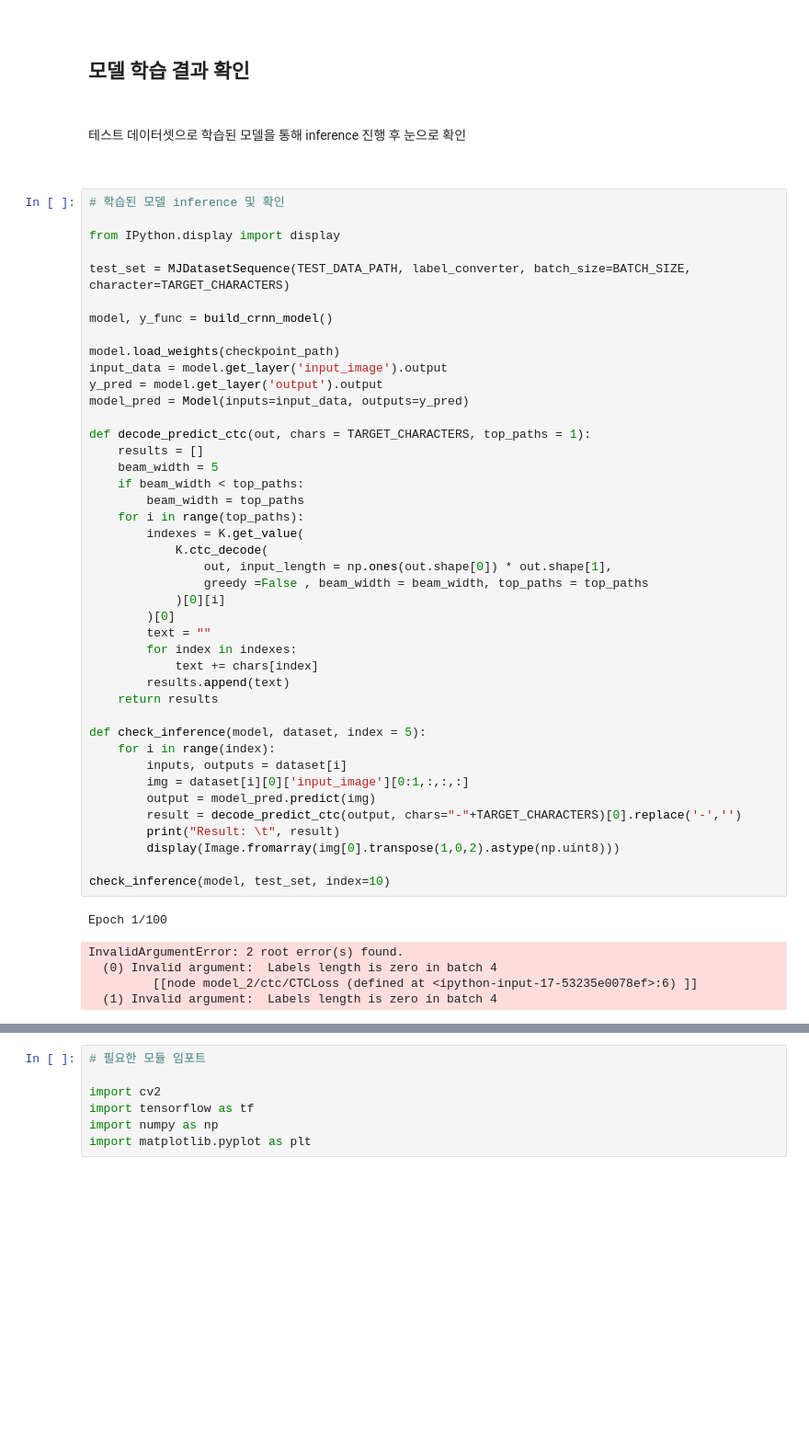
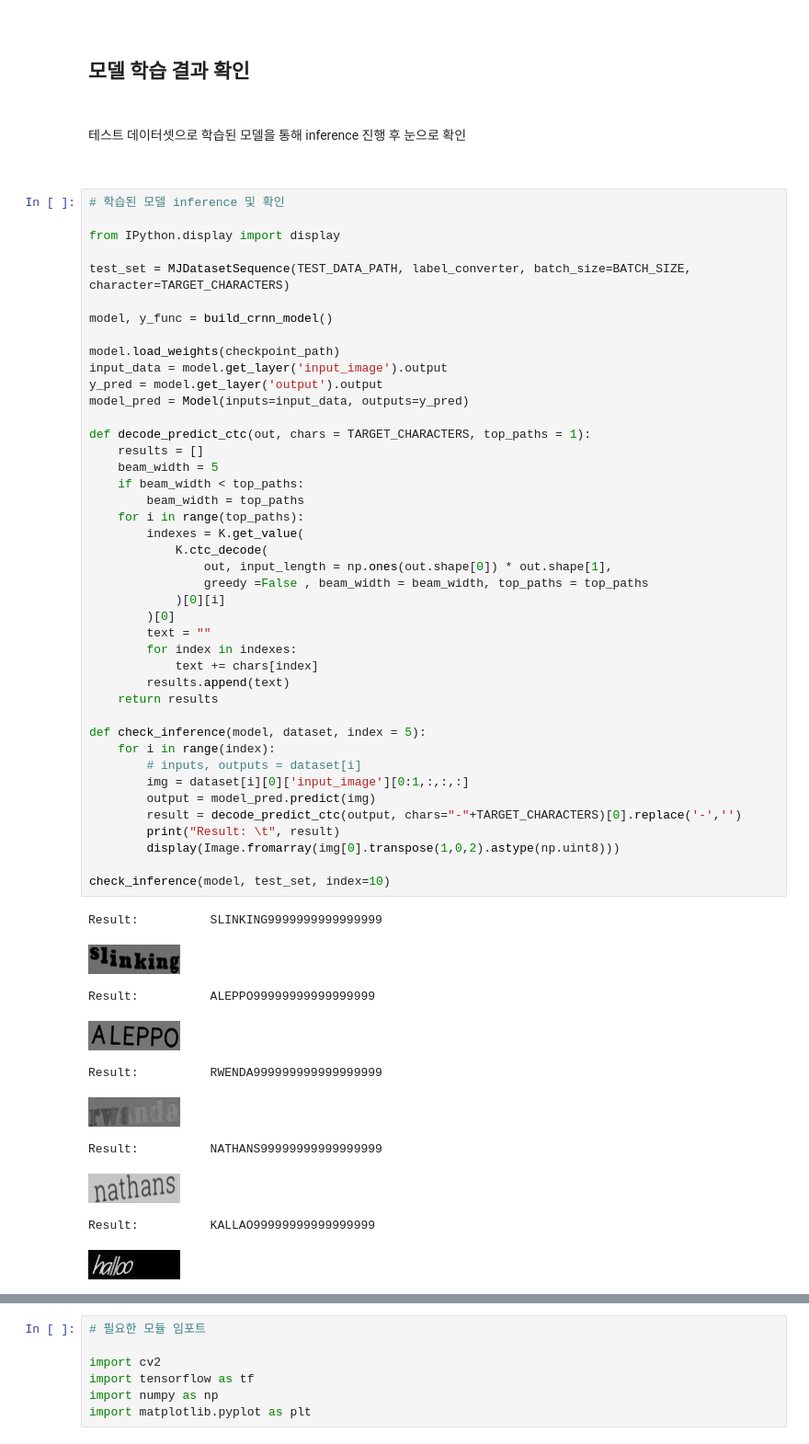
Before and after one commit to doutoury/end-to-end_OCR, a Jupyter notebook: OCR.ipynb, the cells around one changed output, grey strips where cells are left out. Shown: that part at 92% size. Drawn from its saved outputs; the diff is of its cells as text; blank space fills up the shorter version.

```diff
--- a/OCR.ipynb
+++ b/OCR.ipynb
@@ -704,36 +717,41 @@ y_pred = model.get_layer('output').output
 model_pred = Model(inputs=input_data, outputs=y_pred)
 
 def decode_predict_ctc(out, chars = TARGET_CHARACTERS, top_paths = 1):
     results = []
     beam_width = 5
     if beam_width < top_paths:
         beam_width = top_paths
     for i in range(top_paths):
         indexes = K.get_value(
             K.ctc_decode(
                 out, input_length = np.ones(out.shape[0]) * out.shape[1],
                 greedy =False , beam_width = beam_width, top_paths = top_paths
             )[0][i]
         )[0]
         text = ""
         for index in indexes:
             text += chars[index]
         results.append(text)
     return results
 
 def check_inference(model, dataset, index = 5):
     for i in range(index):
-        inputs, outputs = dataset[i]
+        # inputs, outputs = dataset[i]
         img = dataset[i][0]['input_image'][0:1,:,:,:]
         output = model_pred.predict(img)
         result = decode_predict_ctc(output, chars="-"+TARGET_CHARACTERS)[0].replace('-','')
         print("Result: \t", result)
         display(Image.fromarray(img[0].transpose(1,0,2).astype(np.uint8)))
 
 check_inference(model, test_set, index=10)
 # %% [output]
-Epoch 1/100
+Result:          SLINKING9999999999999999
+[figure, added]
-InvalidArgumentError: 2 root error(s) found.
-  (0) Invalid argument:  Labels length is zero in batch 4
-         [[node model_2/ctc/CTCLoss (defined at <ipython-input-17-53235e0078ef>:6) ]]
-  (1) Invalid argument:  Labels length is zero in batch 4
+Result:          ALEPPO99999999999999999
+[figure, added]
+Result:          RWENDA999999999999999999
+[figure, added]
+Result:          NATHANS99999999999999999
+[figure, added]
+Result:          KALLAO99999999999999999
+[figure, added]
```
Also changed, not shown: parts of 15 cells of this notebook.
